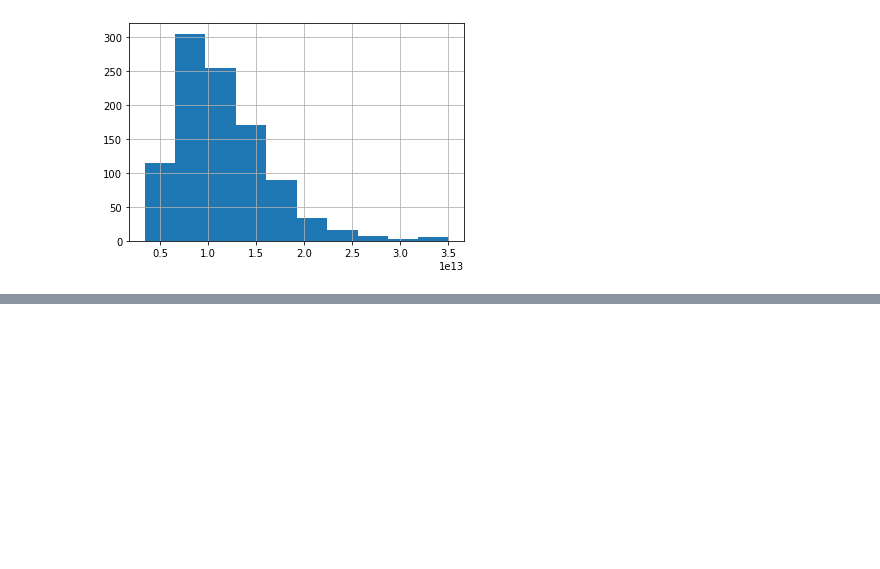
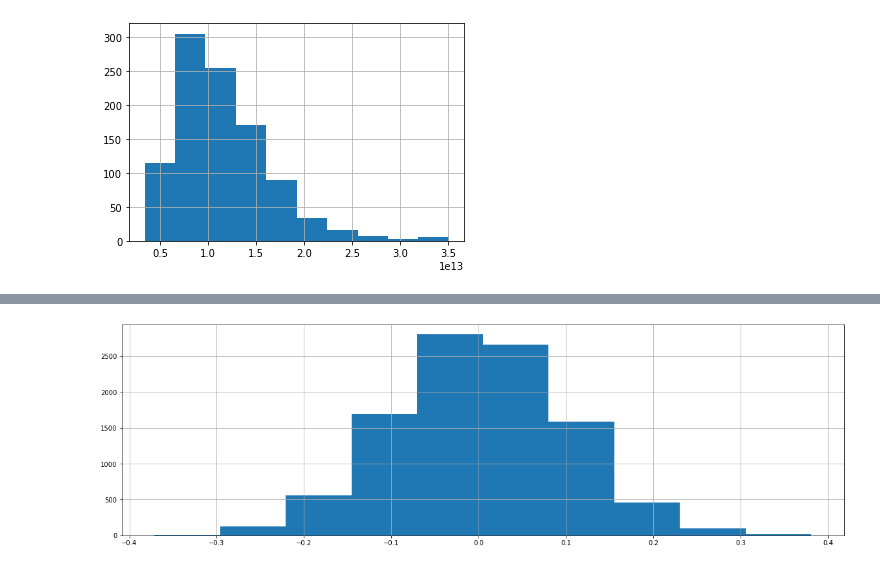
Before and after one commit to komiyama-21313/data_science_book1, a Jupyter notebook: chap4.ipynb, the cells around one changed output, grey strips where cells are left out. Drawn from its saved outputs; the diff is of its cells as text; code cells hidden in the pictures; blank space fills up the shorter version.

```diff
--- a/chap4.ipynb
+++ b/chap4.ipynb
@@ -110,0 +200,9 @@ plt.grid(True)
+# %%
+# 練習問題4-4 (解答)
+N = 10000
+X = [np.mean(np.random.normal(0,1,100)) for _ in range(N)]
+plt.figure(figsize = (20,6))
+plt.hist(X)
+plt.grid(True)
+# %% [output]
+[figure, added]
```
Also changed, not shown: parts of 32 cells of this notebook, 1 other file.
